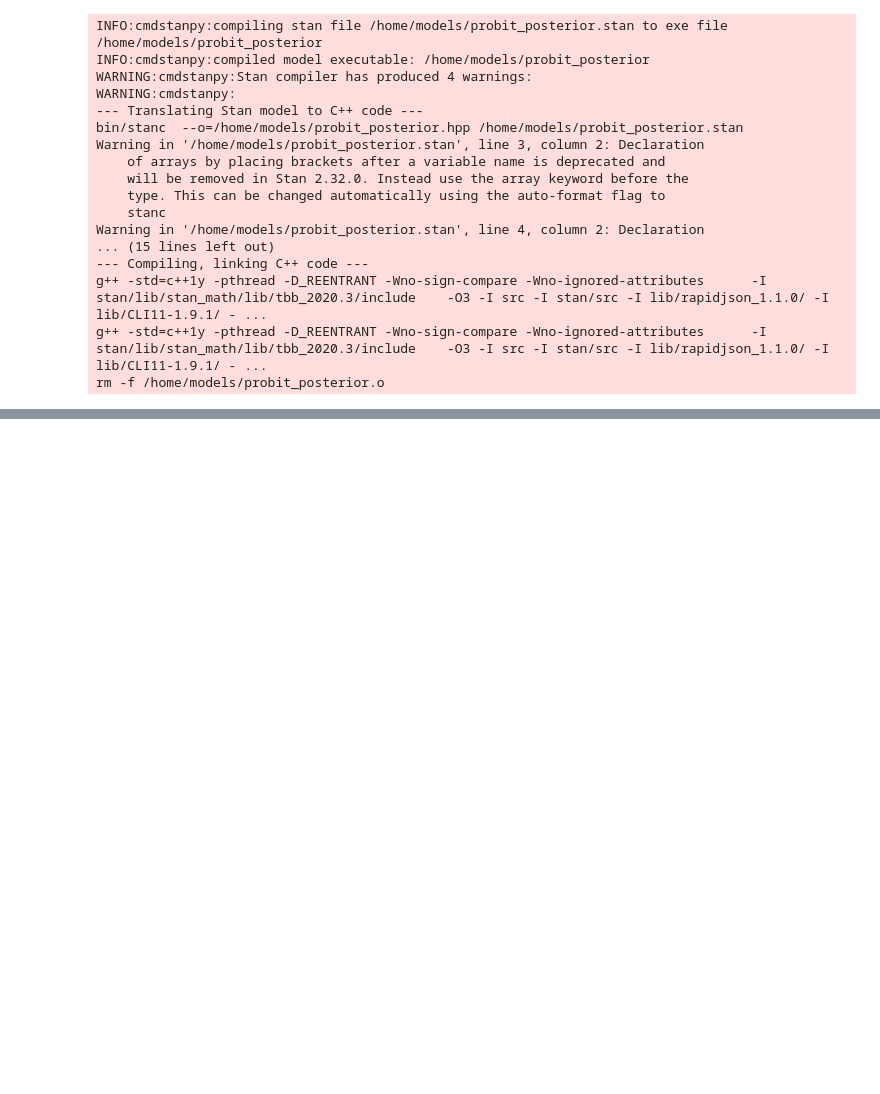
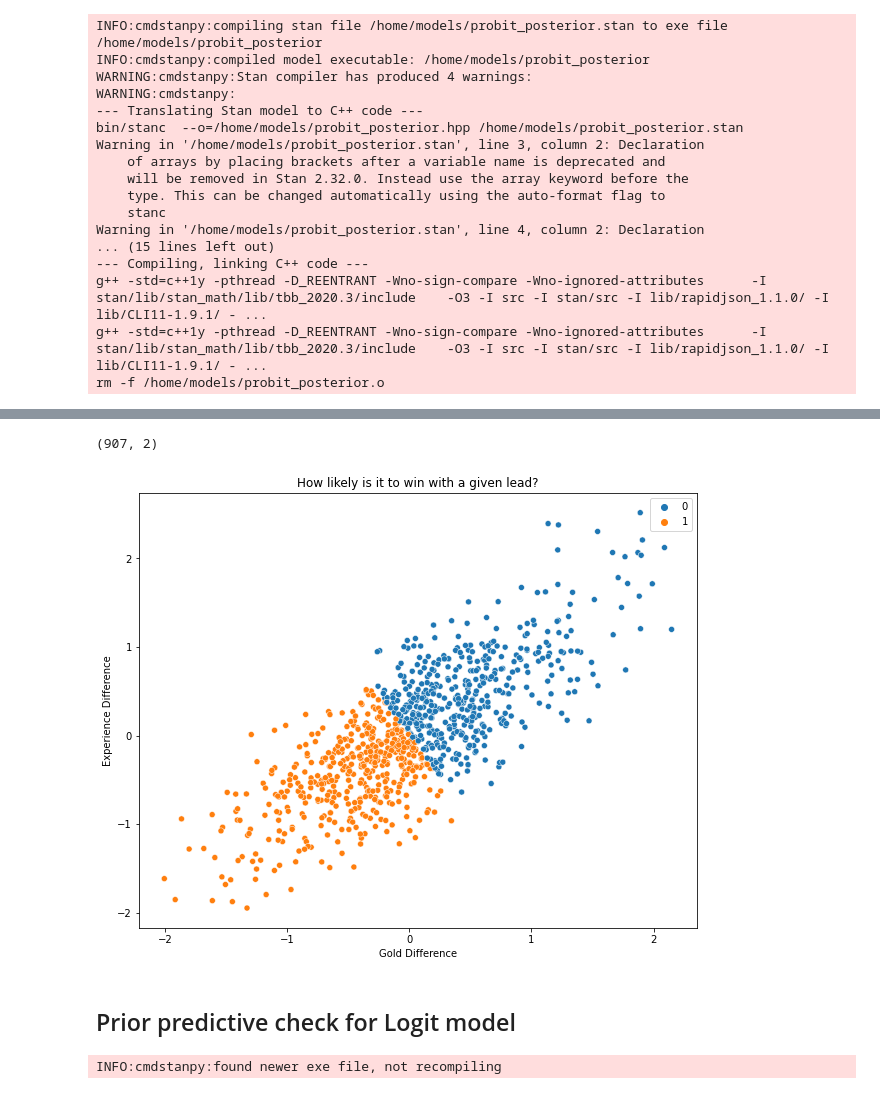
Before and after one commit to dominik-air/Ranked-Games-Analysis, a Jupyter notebook: eda.ipynb, the cells around one changed output, grey strips where cells are left out. Cells and saved outputs as stored; diff of their text form; code cells hidden in the pictures; blank space fills up the shorter version.

```diff
--- a/eda.ipynb
+++ b/eda.ipynb
@@ -295,0 +271,25 @@ plt.show()
+# %%
+falsePreds = (y_test != pred)
+# %%
+X_test[falsePreds, :].shape
+# %% [output]
+(907, 2)
+# %%
+falseX = X_test[falsePreds, :]
+# %%
+plt.figure(figsize=(10, 8))
+sns.scatterplot(x=falseX[:, 0], y=falseX[:, 1], hue=y_test[falsePreds])
+plt.xlabel('Gold Difference')
+plt.ylabel('Experience Difference')
+plt.title('How likely is it to win with a given lead?')
+plt.show()
+# %% [output]
+[figure, added]
+# %% [markdown]
+## Prior predictive check for Logit model
+# %%
+from cmdstanpy import CmdStanModel
+
+logit_ppc = CmdStanModel(stan_file='models/logit_ppc.stan')
+# %% [output]
+INFO:cmdstanpy:found newer exe file, not recompiling
```
Also changed, not shown: parts of 43 cells of this notebook, 4 other files.
